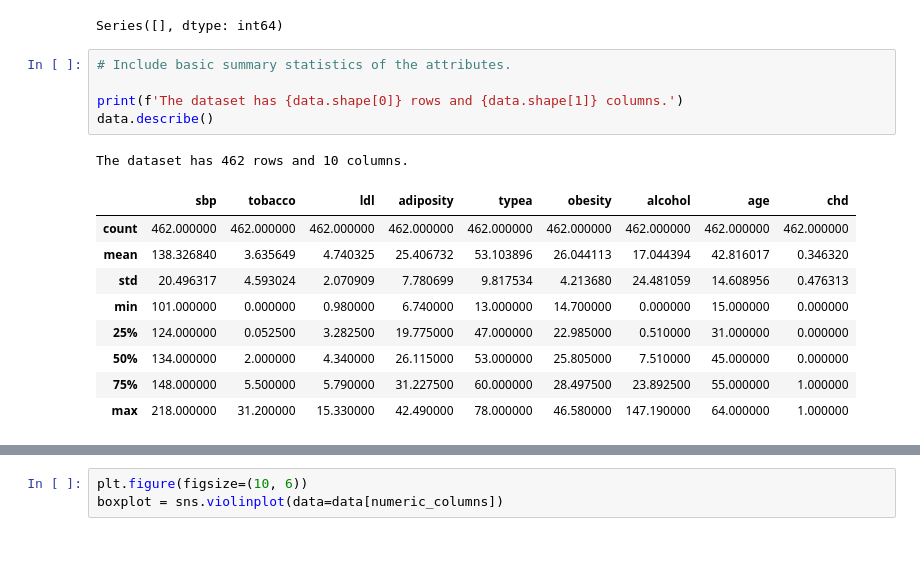
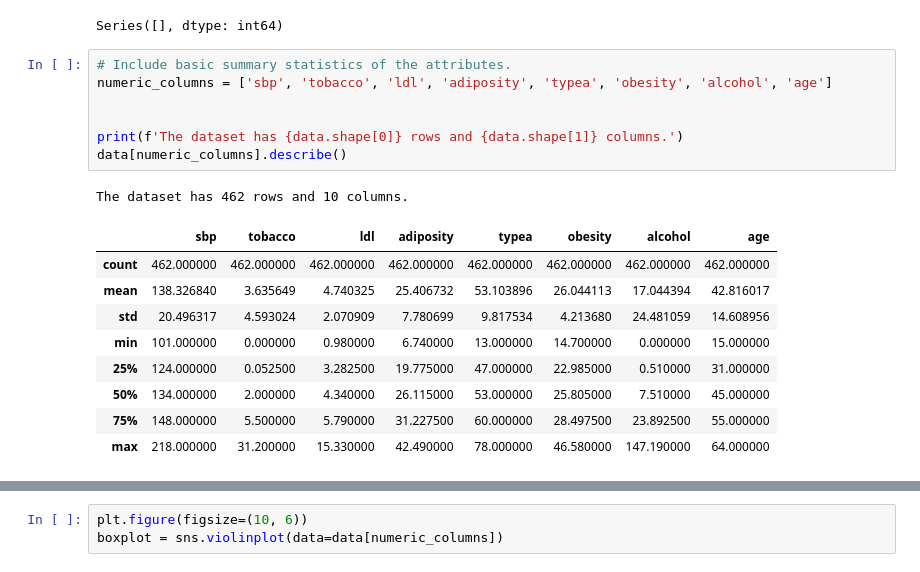
Before and after one commit to s243933/Introduction-to-ML-and-Data-Mining, a Jupyter notebook: EDA.ipynb, the cells around one changed output, grey strips where cells are left out. Saved outputs shown, nothing was run; the diff lists cells and outputs as text.

```diff
--- a/EDA.ipynb
+++ b/EDA.ipynb
@@ -39,19 +40,21 @@ missing_data[missing_data > 0]
 Series([], dtype: int64)
 # %%
 # Include basic summary statistics of the attributes.
+numeric_columns = ['sbp', 'tobacco', 'ldl', 'adiposity', 'typea', 'obesity', 'alcohol', 'age']
+
 
 print(f'The dataset has {data.shape[0]} rows and {data.shape[1]} columns.')
-data.describe()
+data[numeric_columns].describe()
 # %% [output]
 The dataset has 462 rows and 10 columns.
-|  | sbp | tobacco | ldl | adiposity | typea | obesity | alcohol | age | chd |
-| count | 462.000000 | 462.000000 | 462.000000 | 462.000000 | 462.000000 | 462.000000 | 462.000000 | 462.000000 | 462.000000 |
-| mean | 138.326840 | 3.635649 | 4.740325 | 25.406732 | 53.103896 | 26.044113 | 17.044394 | 42.816017 | 0.346320 |
-| std | 20.496317 | 4.593024 | 2.070909 | 7.780699 | 9.817534 | 4.213680 | 24.481059 | 14.608956 | 0.476313 |
-| min | 101.000000 | 0.000000 | 0.980000 | 6.740000 | 13.000000 | 14.700000 | 0.000000 | 15.000000 | 0.000000 |
-| 25% | 124.000000 | 0.052500 | 3.282500 | 19.775000 | 47.000000 | 22.985000 | 0.510000 | 31.000000 | 0.000000 |
-| 50% | 134.000000 | 2.000000 | 4.340000 | 26.115000 | 53.000000 | 25.805000 | 7.510000 | 45.000000 | 0.000000 |
-| 75% | 148.000000 | 5.500000 | 5.790000 | 31.227500 | 60.000000 | 28.497500 | 23.892500 | 55.000000 | 1.000000 |
-| max | 218.000000 | 31.200000 | 15.330000 | 42.490000 | 78.000000 | 46.580000 | 147.190000 | 64.000000 | 1.000000 |
+|  | sbp | tobacco | ldl | adiposity | typea | obesity | alcohol | age |
+| count | 462.000000 | 462.000000 | 462.000000 | 462.000000 | 462.000000 | 462.000000 | 462.000000 | 462.000000 |
+| mean | 138.326840 | 3.635649 | 4.740325 | 25.406732 | 53.103896 | 26.044113 | 17.044394 | 42.816017 |
+| std | 20.496317 | 4.593024 | 2.070909 | 7.780699 | 9.817534 | 4.213680 | 24.481059 | 14.608956 |
+| min | 101.000000 | 0.000000 | 0.980000 | 6.740000 | 13.000000 | 14.700000 | 0.000000 | 15.000000 |
+| 25% | 124.000000 | 0.052500 | 3.282500 | 19.775000 | 47.000000 | 22.985000 | 0.510000 | 31.000000 |
+| 50% | 134.000000 | 2.000000 | 4.340000 | 26.115000 | 53.000000 | 25.805000 | 7.510000 | 45.000000 |
+| 75% | 148.000000 | 5.500000 | 5.790000 | 31.227500 | 60.000000 | 28.497500 | 23.892500 | 55.000000 |
+| max | 218.000000 | 31.200000 | 15.330000 | 42.490000 | 78.000000 | 46.580000 | 147.190000 | 64.000000 |
 # %%
 # Are there issues with outliers in the data?
```
Also changed, not shown: parts of 7 cells of this notebook, 3 other files.
